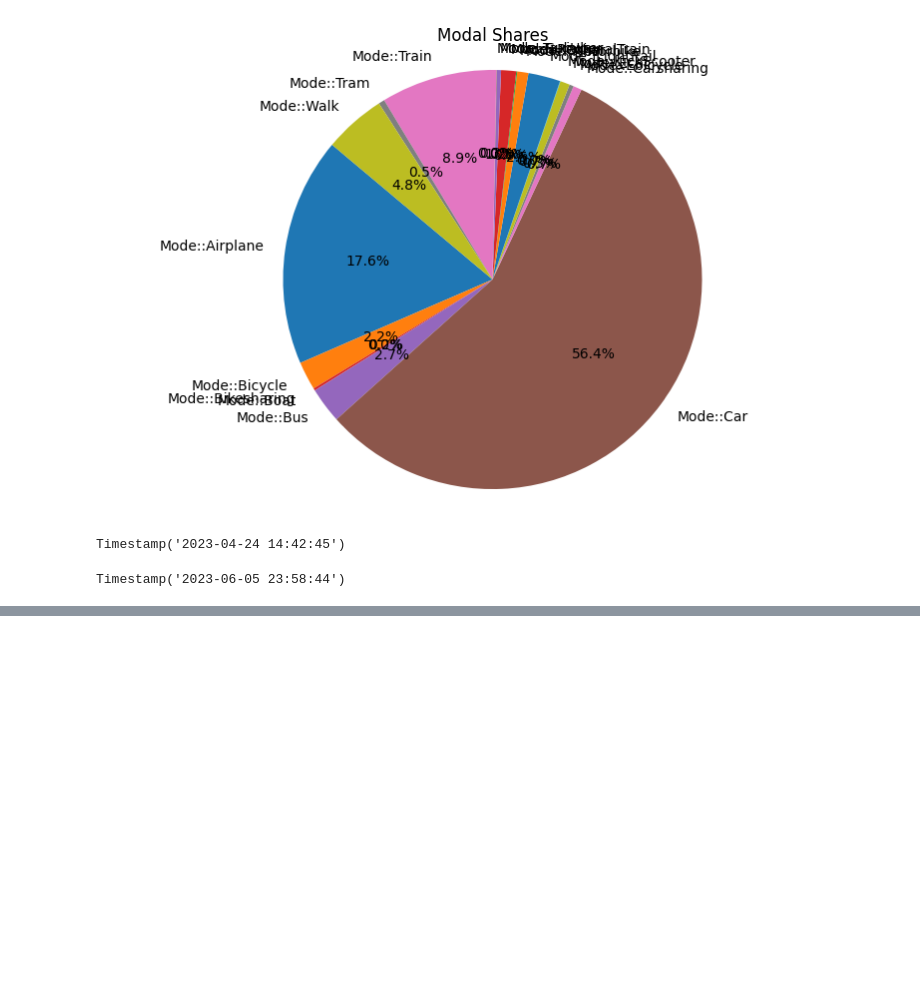
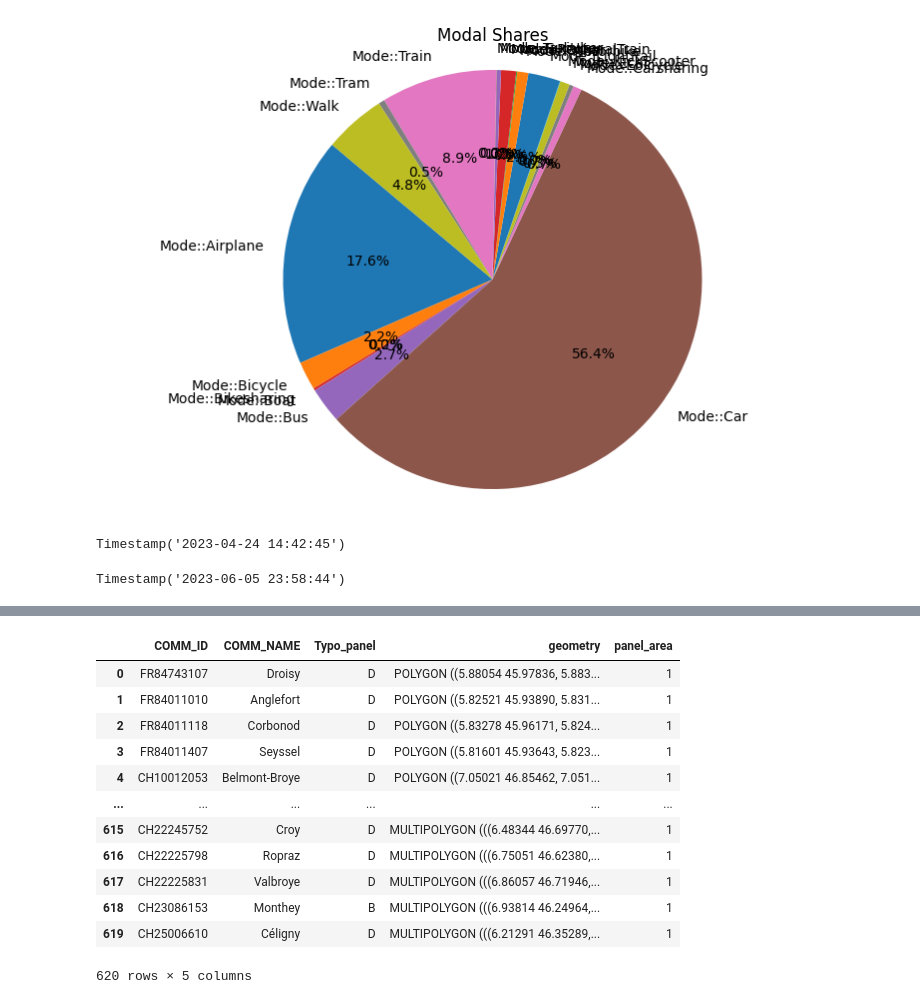
Before and after one commit to meschultheiss/Feuille-de-route-GPS, a Jupyter notebook: Notebooks/module1_v4.ipynb, the cells around one changed output, grey strips where cells are left out. Saved outputs shown, nothing was run; the diff lists cells and outputs as text; code cells hidden in the pictures; blank space fills up the shorter version.

```diff
--- a/Notebooks/module1_v4.ipynb
+++ b/Notebooks/module1_v4.ipynb
@@ -519,0 +530,16 @@ Timestamp('2023-06-05 23:58:44')
+# %%
+perimetre_panel#.plot()
+# %% [output]
+|  | COMM_ID | COMM_NAME | Typo_panel | geometry | panel_area |
+| 0 | FR84743107 | Droisy | D | POLYGON ((5.88054 45.97836, 5.883... | 1 |
+| 1 | FR84011010 | Anglefort | D | POLYGON ((5.82521 45.93890, 5.831... | 1 |
+| 2 | FR84011118 | Corbonod | D | POLYGON ((5.83278 45.96171, 5.824... | 1 |
+| 3 | FR84011407 | Seyssel | D | POLYGON ((5.81601 45.93643, 5.823... | 1 |
+| 4 | CH10012053 | Belmont-Broye | D | POLYGON ((7.05021 46.85462, 7.051... | 1 |
+| ... | ... | ... | ... | ... | ... |
+| 615 | CH22245752 | Croy | D | MULTIPOLYGON (((6.48344 46.69770,... | 1 |
+| 616 | CH22225798 | Ropraz | D | MULTIPOLYGON (((6.75051 46.62380,... | 1 |
+| 617 | CH22225831 | Valbroye | D | MULTIPOLYGON (((6.86057 46.71946,... | 1 |
+| 618 | CH23086153 | Monthey | B | MULTIPOLYGON (((6.93814 46.24964,... | 1 |
+| 619 | CH25006610 | Céligny | D | MULTIPOLYGON (((6.21291 46.35289,... | 1 |
+620 rows × 5 columns
```
Also changed, not shown: parts of 9 cells of this notebook, 5 other files.
